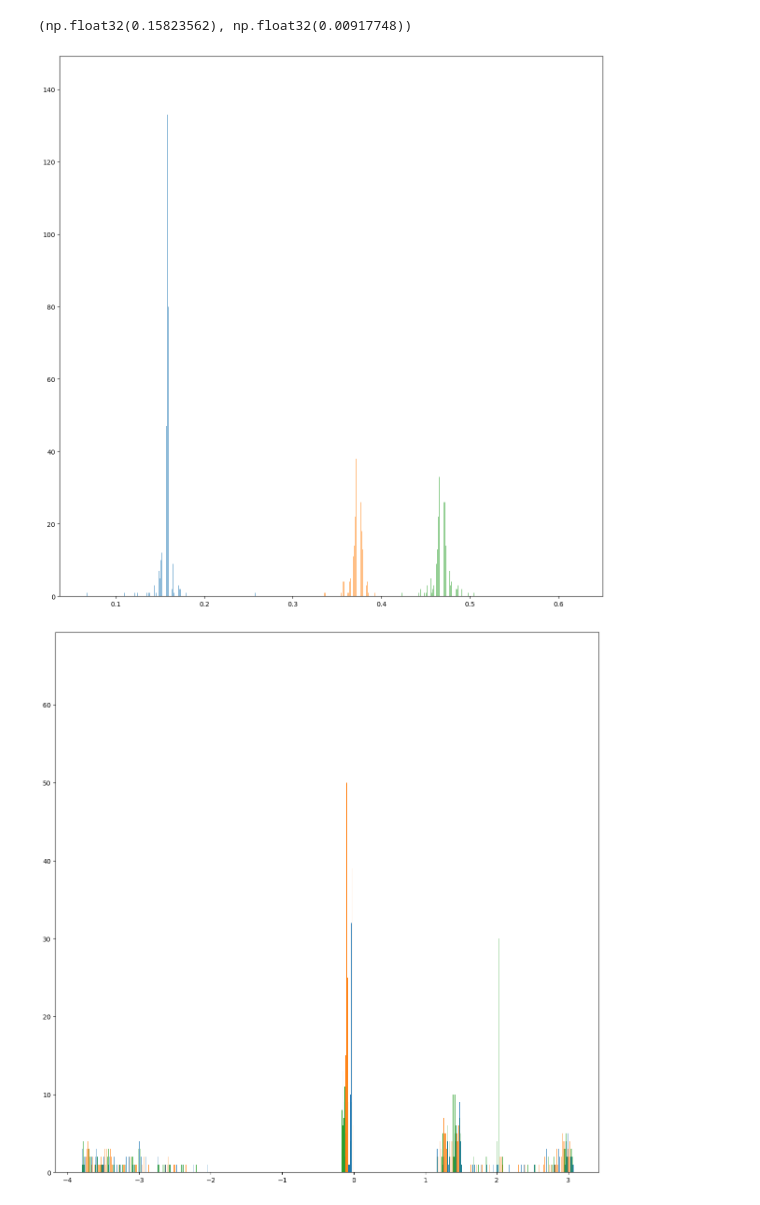
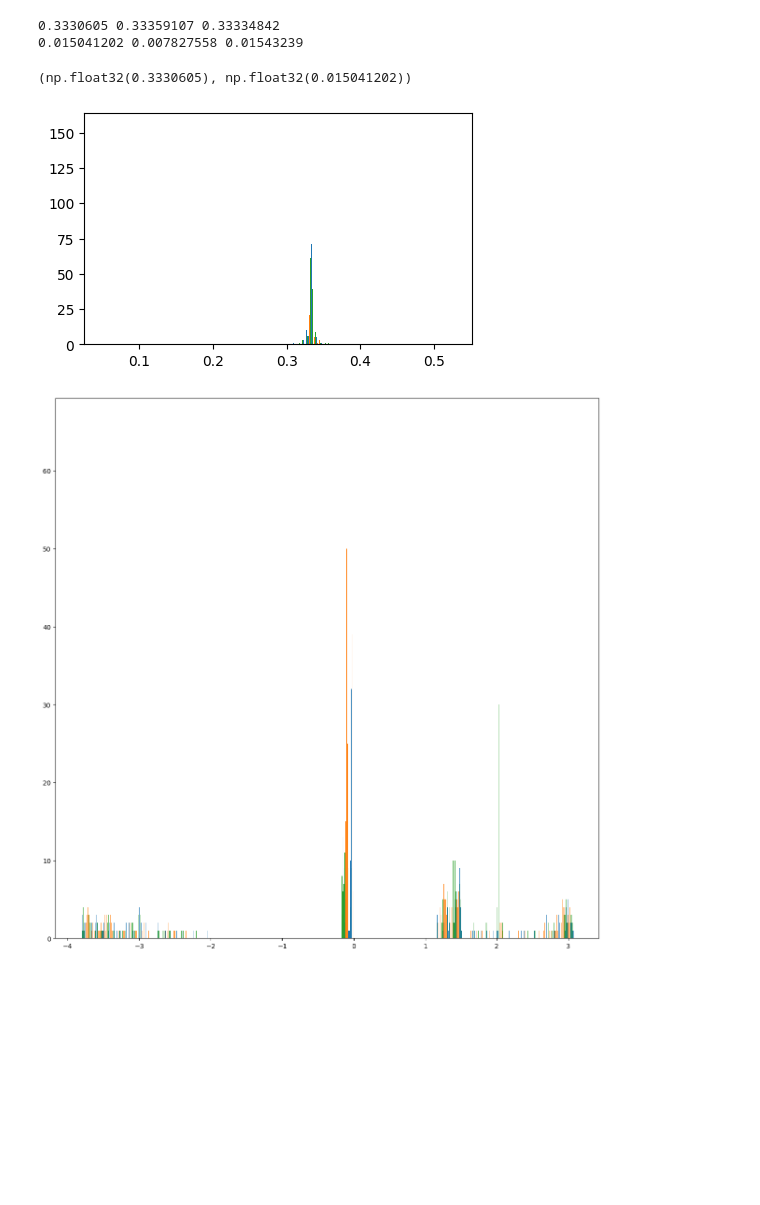
Before and after one commit to RohanGd/ExtendingMaskRCNN, a Jupyter notebook: study_fusion_weights.ipynb, the cells around one changed output. Cells and saved outputs as stored; diff of their text form; code cells hidden in the pictures; blank space fills up the shorter version.

```diff
--- a/study_fusion_weights.ipynb
+++ b/study_fusion_weights.ipynb
@@ -3,6 +3,7 @@ import pandas as pd
 import numpy as np
 import matplotlib.pyplot as plt
 # %%
-df = pd.read_pickle("Experiments/test/TRAIN_Fluo-N3DH-SIM+_epochs_15_20260128_141303/fusion_weights.pkl")
+# df = pd.read_pickle("Experiments/test/TRAIN_Fluo-N3DH-SIM+_epochs_15_20260128_141303/fusion_weights.pkl")
+df = pd.read_pickle("Experiments/test/slicesemlp_gaussianbias_20260130_150533/fusion_weights.pkl")
 # %%
 df.index = df["iter"]
@@ -18,6 +30,6 @@ df.head()
 # %%
-# p = df['slice_weights']
-p = df['logits_dynamic']
+p = df['slice_weights']
+# p = df['logits_dynamic']
 # %%
 slice_weights = np.stack(p)
 # %%
@@ -47,3 +41,9 @@ print(slice_weights[:, 2].min())
+# %%
+print(slice_weights[:, 0].mean(), slice_weights[:, 1].mean(), slice_weights[:, 2].mean())
+print(slice_weights[:, 0].std(),slice_weights[:, 1].std(), slice_weights[:, 2].std())
+# %% [output]
+0.3330605 0.33359107 0.33334842
+0.015041202 0.007827558 0.01543239
 # %%
 
 x0 = slice_weights[:, 0]
@@ -57,13 +57,13 @@ x2.sort()
 
 x0.mean(), x0.std()
 # %% [output]
-(np.float32(0.15823562), np.float32(0.00917748))
+(np.float32(0.3330605), np.float32(0.015041202))
 # %%
-plt.figure(1, (15,15))
+plt.figure(1, (5,3))
 plt.hist([x0,x1,x2], bins=10000, label=["sw0", "sw1", "sw2"])
 plt.show()
 # %% [output]
-[figure, old version]
+[figure, new version]
 # %%
 plt.figure(1, (15,15))
 plt.hist([x0,x1,x2], bins=10000, label=["sw0", "sw1", "sw2"])
```
Also changed, not shown: parts of 20 cells of this notebook, 6 other files.
